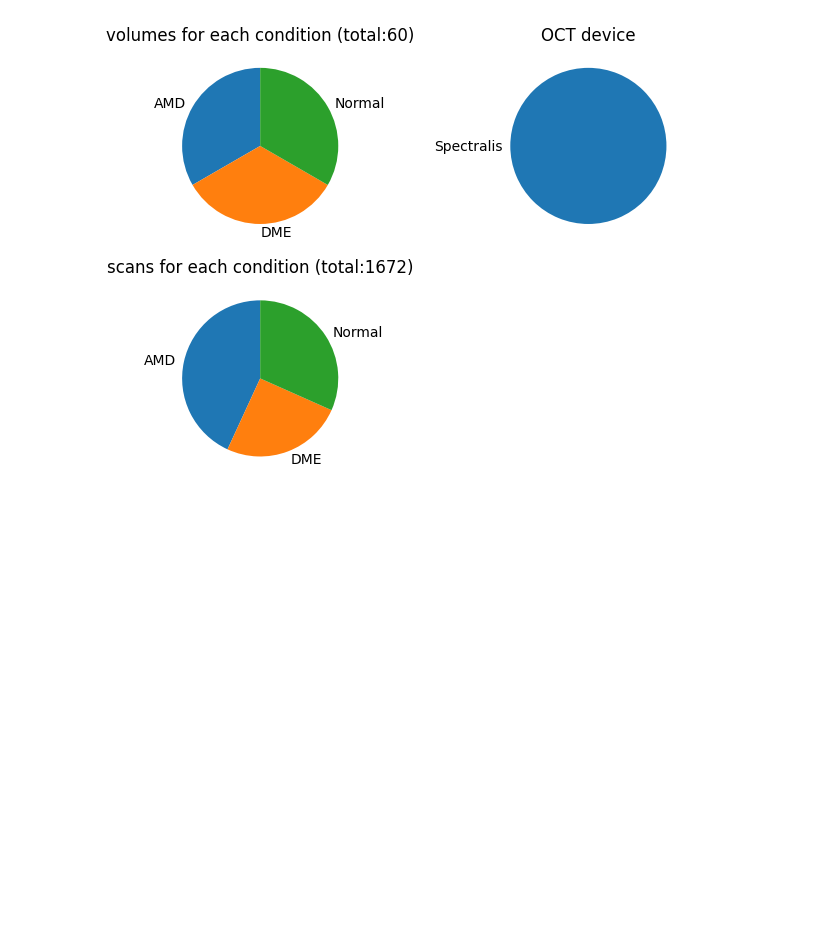
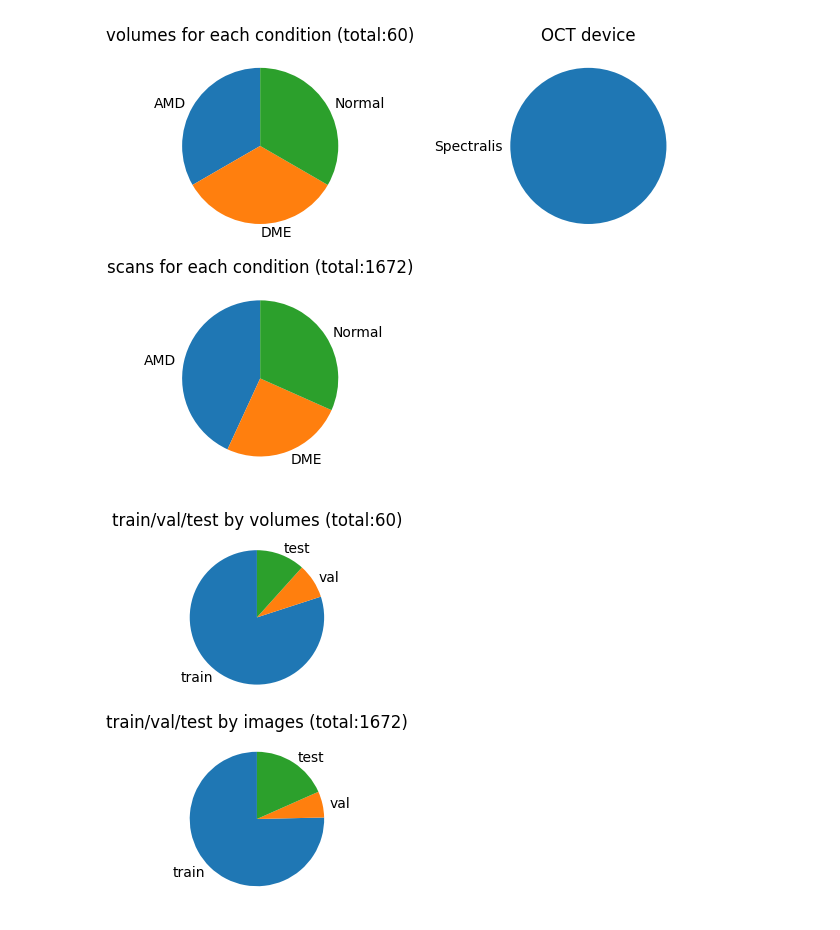
Before and after one commit to KogenNobori/ML-OCT, a Jupyter notebook: meta_info/oct5k_meta.ipynb, the cells around one changed output. Cells and saved outputs as stored; diff of their text form; code cells hidden in the pictures; blank space fills up the shorter version.

Commit message:
Info about data split

```diff
--- a/meta_info/oct5k_meta.ipynb
+++ b/meta_info/oct5k_meta.ipynb
@@ -23,3 +23,20 @@ plt.tight_layout()
 plt.show()
 # %% [output]
 [figure]
+# %%
+# Info about prepared dataset from the scripts
+plt.subplot(211)
+nos = [48,5,7]
+labels = ['train', 'val', 'test']
+plt.pie(nos, labels=labels, startangle=90)
+plt.title('train/val/test by volumes (total:60)')
+
+plt.subplot(212)
+nos = [1260,105,307]
+labels = ['train', 'val', 'test']
+plt.pie(nos, labels=labels, startangle=90)
+plt.title('train/val/test by images (total:{})'.format(sum(nos)))
+
+plt.show()
+# %% [output]
+[figure, added]
```
